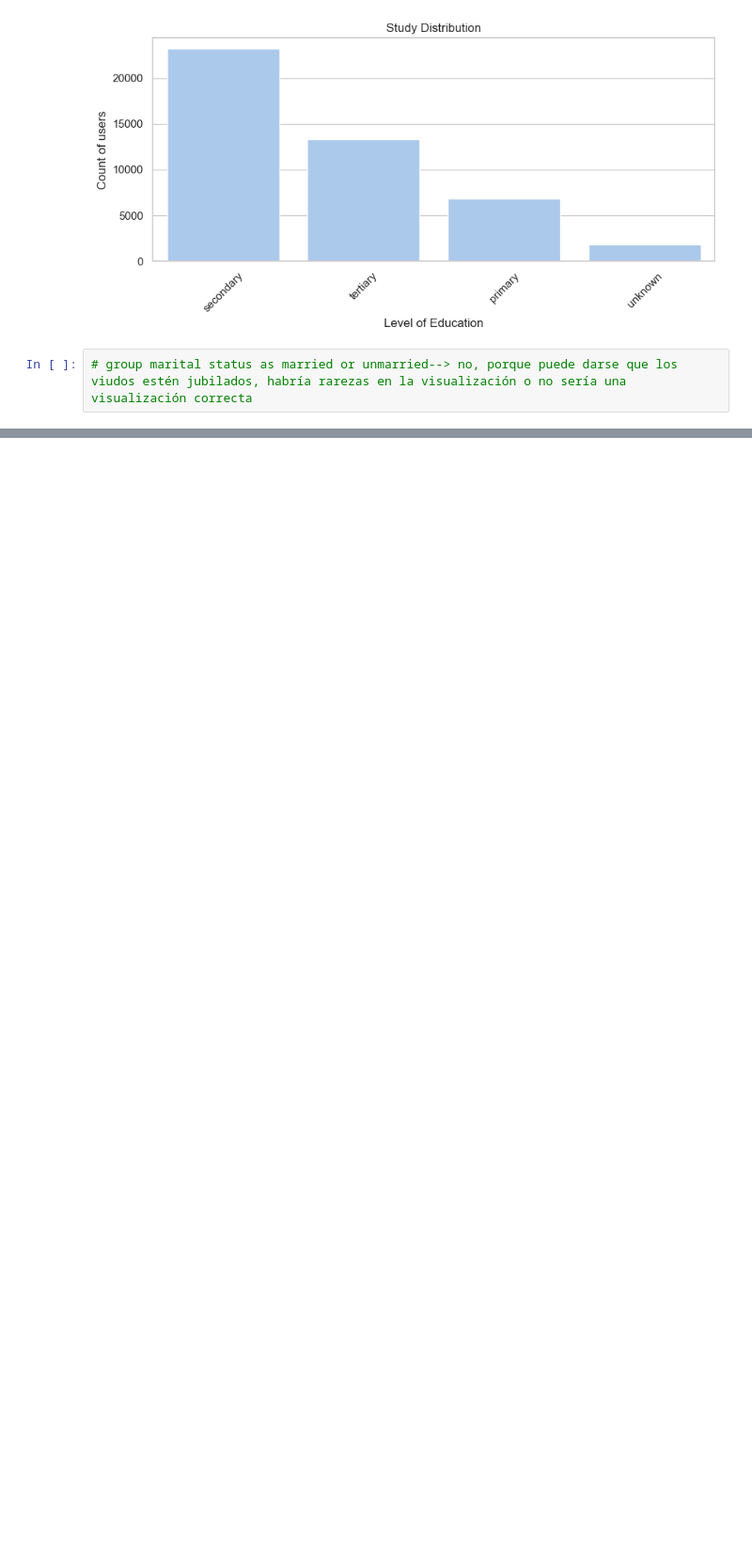
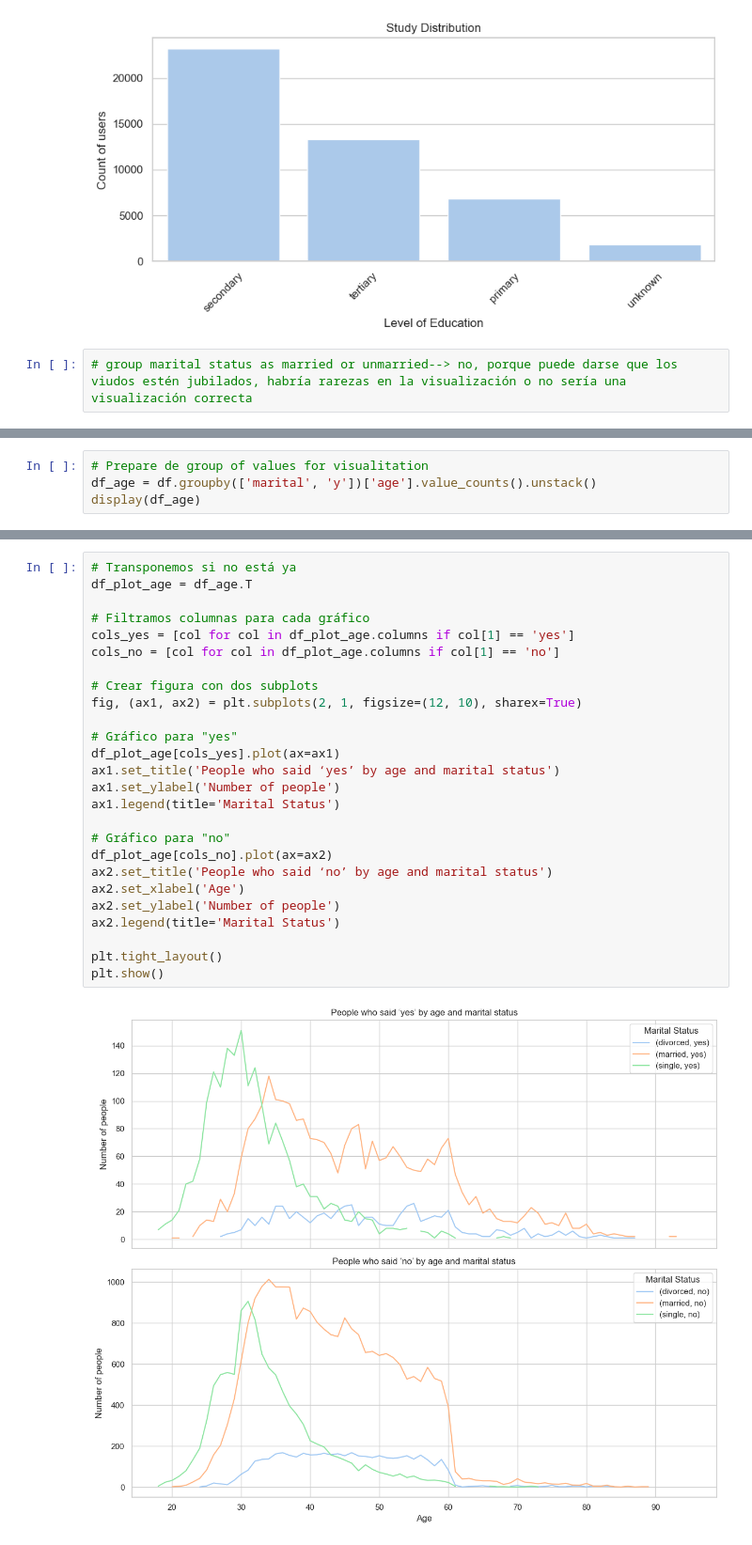
Before and after one commit to Ogomez07/Proyecto-Abril, a Jupyter notebook: proyecto.ipynb, the cells around one changed output, grey strips where cells are left out. Shown at 94% size. Drawn from its saved outputs; the diff is of its cells as text; blank space fills up the shorter version.

```diff
--- a/proyecto.ipynb
+++ b/proyecto.ipynb
@@ -184,0 +254,4 @@ plt.show
+# %%
+# Prepare de group of values for visualitation
+df_age = df.groupby(['marital', 'y'])['age'].value_counts().unstack()
+display(df_age)
@@ -184,0 +268,28 @@ plt.show
+# %%
+# Transponemos si no está ya
+df_plot_age = df_age.T
+
+# Filtramos columnas para cada gráfico
+cols_yes = [col for col in df_plot_age.columns if col[1] == 'yes']
+cols_no = [col for col in df_plot_age.columns if col[1] == 'no']
+
+# Crear figura con dos subplots
+fig, (ax1, ax2) = plt.subplots(2, 1, figsize=(12, 10), sharex=True)
+
+# Gráfico para "yes"
+df_plot_age[cols_yes].plot(ax=ax1)
+ax1.set_title('People who said ‘yes’ by age and marital status')
+ax1.set_ylabel('Number of people')
+ax1.legend(title='Marital Status')
+
+# Gráfico para "no"
+df_plot_age[cols_no].plot(ax=ax2)
+ax2.set_title('People who said ‘no’ by age and marital status')
+ax2.set_xlabel('Age')
+ax2.set_ylabel('Number of people')
+ax2.legend(title='Marital Status')
+
+plt.tight_layout()
+plt.show()
+# %% [output]
+[figure, added]
```
Also changed, not shown: parts of 15 cells of this notebook.
